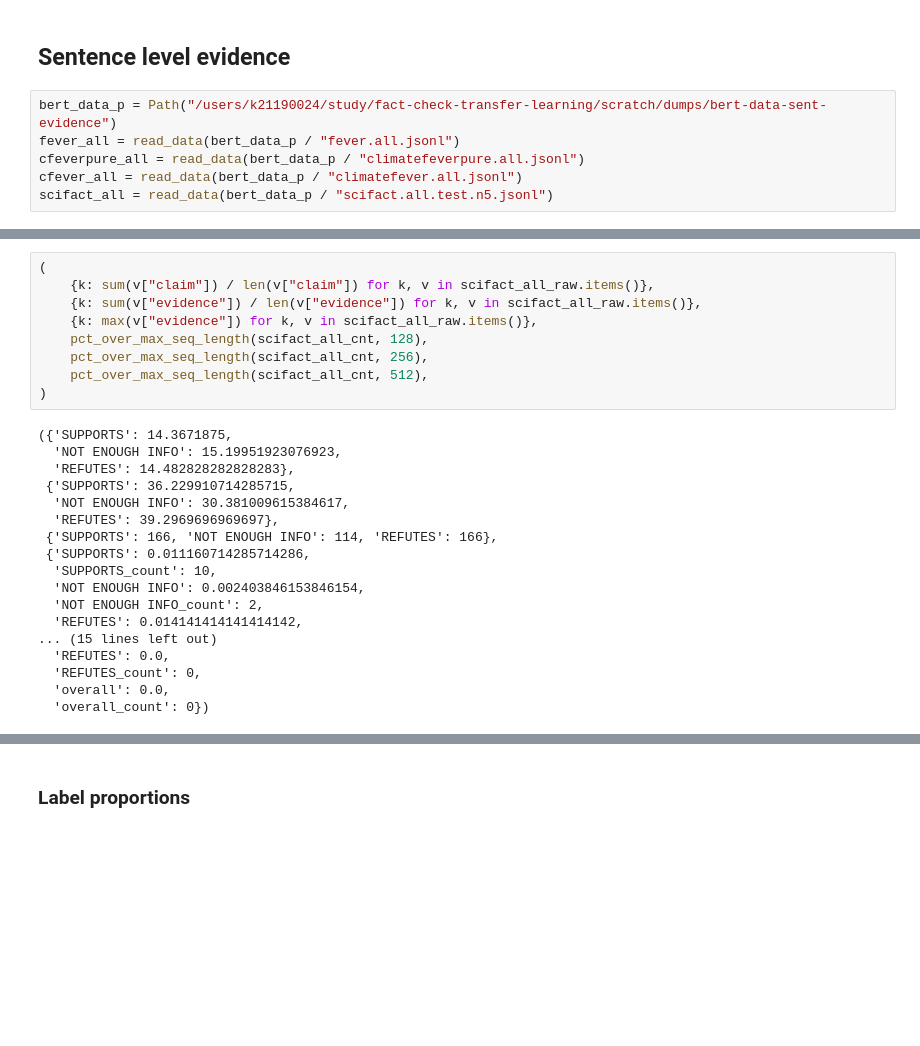
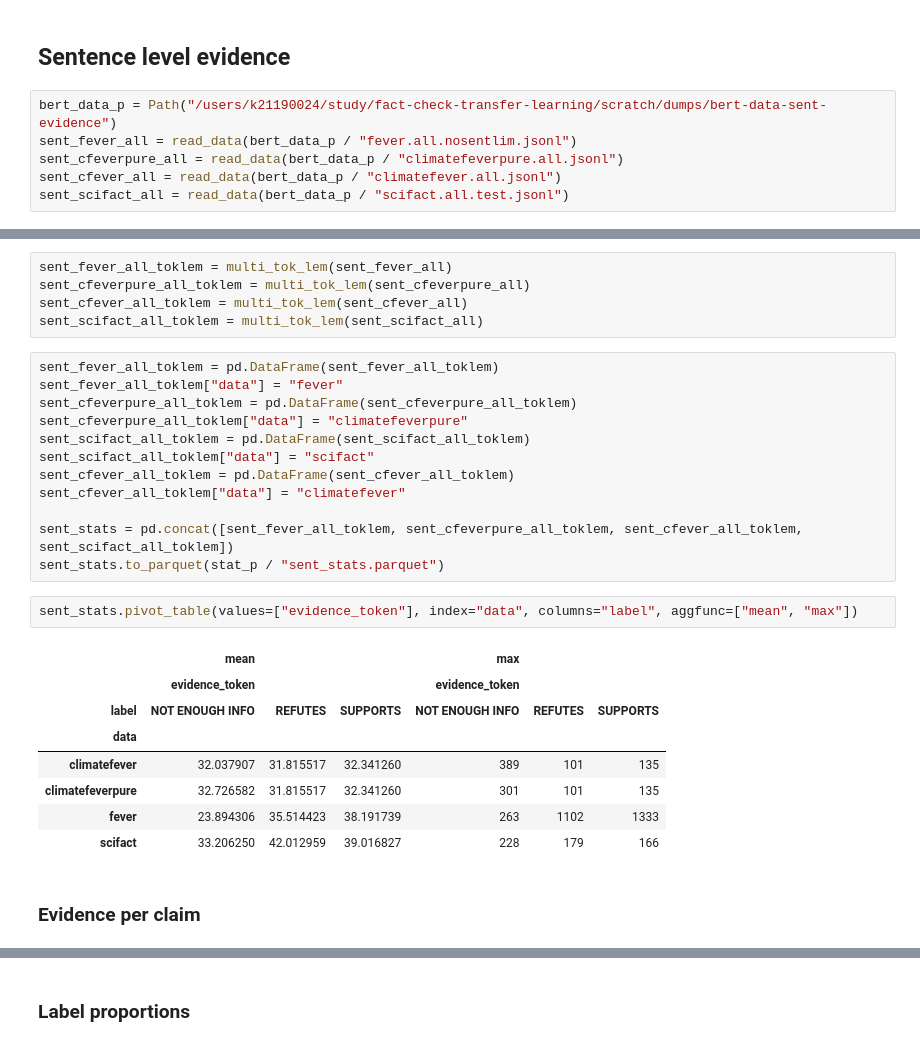
Before and after one commit to boeyjw/KCL-MScAI-FactChecking-Code, a Jupyter notebook: nb/02_Data_Processing/01_General_Analysis.ipynb, the cells around one changed output, grey strips where cells are left out. Cells and saved outputs as stored; diff of their text form; blank space fills up the shorter version.

```diff
--- a/nb/02_Data_Processing/01_General_Analysis.ipynb
+++ b/nb/02_Data_Processing/01_General_Analysis.ipynb
@@ -270,7 +207,7 @@ scifact_all_raw, scifact_all_cnt = count_claim_evidence_length(scifact_all)
 ## Sentence level evidence
 # %%
 bert_data_p = Path("/users/k21190024/study/fact-check-transfer-learning/scratch/dumps/bert-data-sent-evidence")
-fever_all = read_data(bert_data_p / "fever.all.jsonl")
-cfeverpure_all = read_data(bert_data_p / "climatefeverpure.all.jsonl")
-cfever_all = read_data(bert_data_p / "climatefever.all.jsonl")
-scifact_all = read_data(bert_data_p / "scifact.all.test.n5.jsonl")
+sent_fever_all = read_data(bert_data_p / "fever.all.nosentlim.jsonl")
+sent_cfeverpure_all = read_data(bert_data_p / "climatefeverpure.all.jsonl")
+sent_cfever_all = read_data(bert_data_p / "climatefever.all.jsonl")
+sent_scifact_all = read_data(bert_data_p / "scifact.all.test.jsonl")
@@ -362,27 +214,30 @@ scifact_all_raw, scifact_all_cnt = count_claim_evidence_length(scifact_all)
-# %%
-(
-    {k: sum(v["claim"]) / len(v["claim"]) for k, v in scifact_all_raw.items()},
-    {k: sum(v["evidence"]) / len(v["evidence"]) for k, v in scifact_all_raw.items()},
-    {k: max(v["evidence"]) for k, v in scifact_all_raw.items()},
-    pct_over_max_seq_length(scifact_all_cnt, 128),
-    pct_over_max_seq_length(scifact_all_cnt, 256),
-    pct_over_max_seq_length(scifact_all_cnt, 512),
-)
-# %% [output]
-({'SUPPORTS': 14.3671875,
-  'NOT ENOUGH INFO': 15.19951923076923,
-  'REFUTES': 14.482828282828283},
- {'SUPPORTS': 36.229910714285715,
-  'NOT ENOUGH INFO': 30.381009615384617,
-  'REFUTES': 39.2969696969697},
- {'SUPPORTS': 166, 'NOT ENOUGH INFO': 114, 'REFUTES': 166},
- {'SUPPORTS': 0.011160714285714286,
-  'SUPPORTS_count': 10,
-  'NOT ENOUGH INFO': 0.002403846153846154,
-  'NOT ENOUGH INFO_count': 2,
-  'REFUTES': 0.014141414141414142,
-... (15 lines left out)
-  'REFUTES': 0.0,
-  'REFUTES_count': 0,
-  'overall': 0.0,
-  'overall_count': 0})
+# %%
+sent_fever_all_toklem = multi_tok_lem(sent_fever_all)
+sent_cfeverpure_all_toklem = multi_tok_lem(sent_cfeverpure_all)
+sent_cfever_all_toklem = multi_tok_lem(sent_cfever_all)
+sent_scifact_all_toklem = multi_tok_lem(sent_scifact_all)
+# %%
+sent_fever_all_toklem = pd.DataFrame(sent_fever_all_toklem)
+sent_fever_all_toklem["data"] = "fever"
+sent_cfeverpure_all_toklem = pd.DataFrame(sent_cfeverpure_all_toklem)
+sent_cfeverpure_all_toklem["data"] = "climatefeverpure"
+sent_scifact_all_toklem = pd.DataFrame(sent_scifact_all_toklem)
+sent_scifact_all_toklem["data"] = "scifact"
+sent_cfever_all_toklem = pd.DataFrame(sent_cfever_all_toklem)
+sent_cfever_all_toklem["data"] = "climatefever"
+
+sent_stats = pd.concat([sent_fever_all_toklem, sent_cfeverpure_all_toklem, sent_cfever_all_toklem, sent_scifact_all_toklem])
+sent_stats.to_parquet(stat_p / "sent_stats.parquet")
+# %%
+sent_stats.pivot_table(values=["evidence_token"], index="data", columns="label", aggfunc=["mean", "max"])
+# %% [output]
+|  | mean |  |  | max |  |  |
+|  | evidence_token |  |  | evidence_token |  |  |
+| label | NOT ENOUGH INFO | REFUTES | SUPPORTS | NOT ENOUGH INFO | REFUTES | SUPPORTS |
+| data |  |  |  |  |  |  |
+| climatefever | 32.037907 | 31.815517 | 32.341260 | 389 | 101 | 135 |
+| climatefeverpure | 32.726582 | 31.815517 | 32.341260 | 301 | 101 | 135 |
+| fever | 23.894306 | 35.514423 | 38.191739 | 263 | 1102 | 1333 |
+| scifact | 33.206250 | 42.012959 | 39.016827 | 228 | 179 | 166 |
+# %% [markdown]
+### Evidence per claim
```
Also changed, not shown: parts of 19 cells of this notebook, 5 other files.
